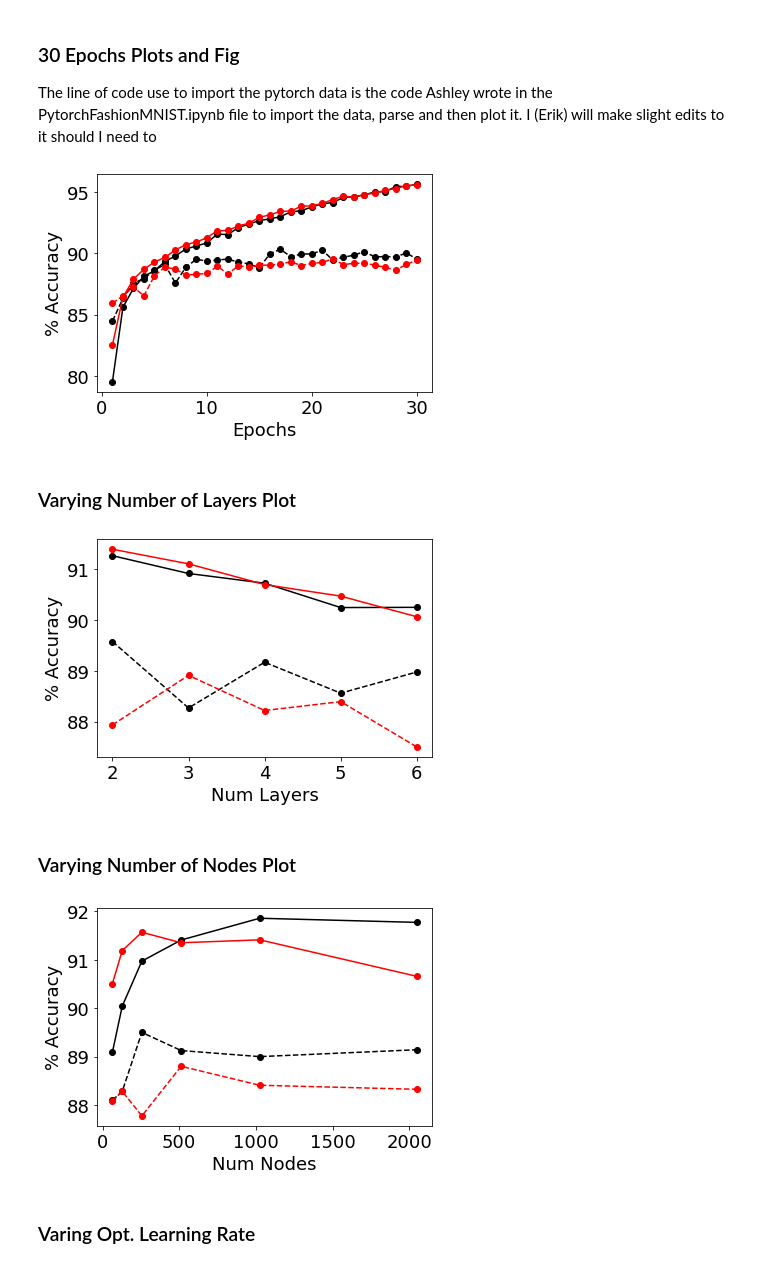
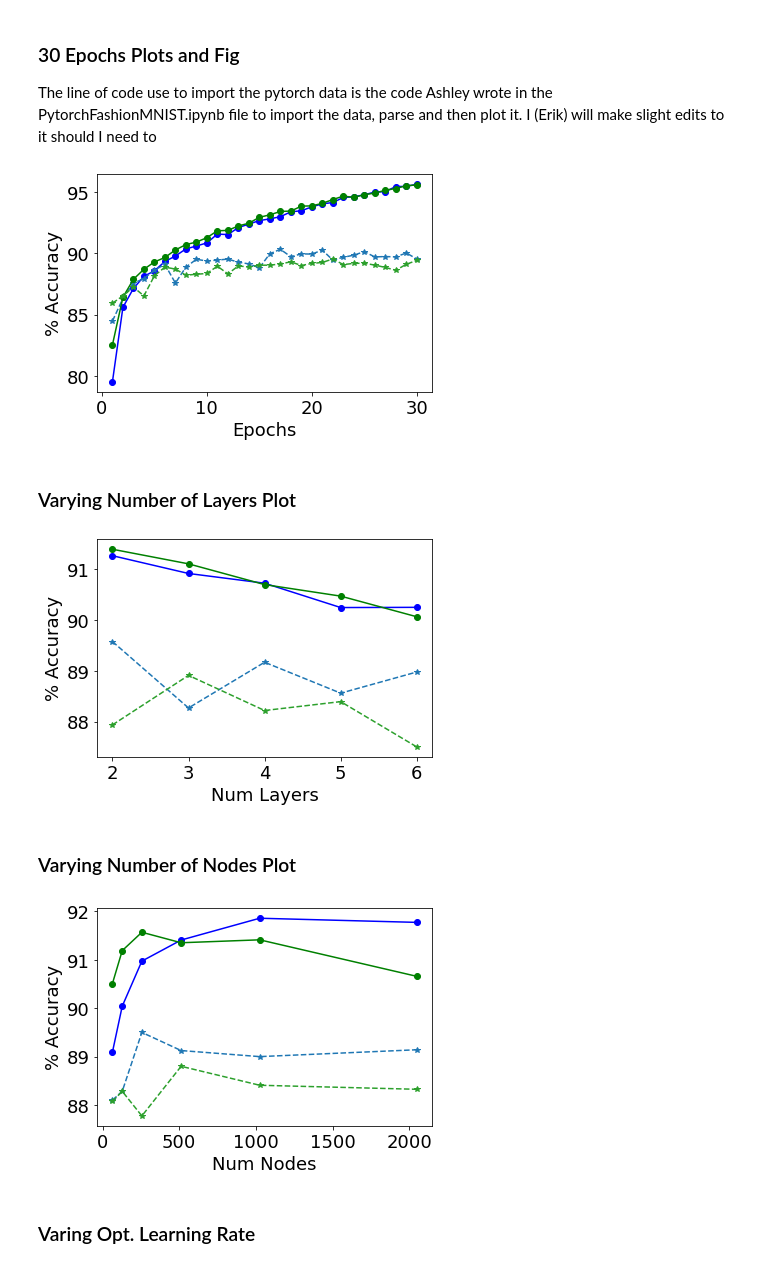
Before and after one commit to ashleyvsch/cs273A_project, a Jupyter notebook: Torch&TF_Data_plots.ipynb, the cells around one changed output. Cells and saved outputs as stored; diff of their text form; code cells hidden in the pictures.

```diff
--- a/Torch&TF_Data_plots.ipynb
+++ b/Torch&TF_Data_plots.ipynb
@@ -8,31 +8,37 @@ import matplotlib.pyplot as plt
 # %% [markdown]
 ### 30 Epochs Plots and Fig
 The line of code use to import the pytorch data is the code Ashley wrote in the PytorchFashionMNIST.ipynb file to import the data, parse and then plot it. I (Erik) will make slight edits to it should I need to
+# %%
+torch_train_color = 'b'
+torch_valid_color = 'tab:blue'
+tensor_train_color = 'g'
+tensor_valid_color = 'tab:green'
 # %%
 # first import th pytorch data
 # epoch data results so you don't have to run test again
 with open('exploration_data.txt') as f:
     lines = f.readlines()
     for i, line in enumerate(lines):
         lines[i] = line.strip('\n').strip()
 
 epochs = list(map(int, lines[1][7:].split(' ')))
 train_accuracies = list(map(float, lines[2][6:].split(' ')))
 valid_accuracies = list(map(float, lines[3][11:].split(' ')))
 lines = None
 # import the TF data now
 tf_epochs = np.loadtxt(fname='TF_datasets/Epochs_plt_data.txt')
 # Now plot the data
 plt.rcParams.update({'font.size': 18})
-plt.plot(epochs, train_accuracies, 'ko-', label = 'Pytorch Train')
-plt.plot(epochs, valid_accuracies, 'ko--', label = 'Pytorch Val.')
-plt.plot(epochs, tf_epochs[:,0]*100, 'ro-', label='TF Train')
-plt.plot(epochs, tf_epochs[:,1]*100, 'ro--', label='TF Val.')
+
+plt.plot(epochs, train_accuracies, 'o-', color = torch_train_color, label = 'Pytorch Train')
+plt.plot(epochs, valid_accuracies, '*--', color = torch_valid_color, label = 'Pytorch Val.')
+plt.plot(epochs, tf_epochs[:,0]*100, 'o-', color = tensor_train_color,  label='TF Train')
+plt.plot(epochs, tf_epochs[:,1]*100, '*--', color = tensor_valid_color, label='TF Val.')
 plt.xlabel('Epochs'); plt.ylabel('% Accuracy')
 # plt.legend();
 plt.show()
 # %% [output]
-[figure, old version]
+[figure, new version]
 # %% [markdown]
 ### Varying Number of Layers Plot
 # %%
@@ -50,15 +56,15 @@ lines = None
 tf_layers = np.loadtxt(fname='TF_datasets/Var_Layers_plt_data.txt')
 # Now plot the data
 plt.rcParams.update({'font.size': 18})
-plt.plot(num_layers, train_accuracies, 'ko-', label = 'Pytorch Train')
-plt.plot(num_layers, valid_accuracies, 'ko--', label = 'Pytorch Val.')
-plt.plot(num_layers, tf_layers[:,0]*100, 'ro-', label='TF Train')
-plt.plot(num_layers, tf_layers[:,1]*100, 'ro--', label='TF Val.')
+plt.plot(num_layers, train_accuracies, 'o-', color = torch_train_color, label = 'Pytorch Train')
+plt.plot(num_layers, valid_accuracies, '*--', color = torch_valid_color, label = 'Pytorch Val.')
+plt.plot(num_layers, tf_layers[:,0]*100, 'o-', color = tensor_train_color, label='TF Train')
+plt.plot(num_layers, tf_layers[:,1]*100, '*--', color = tensor_valid_color, label='TF Val.')
 plt.xlabel('Num Layers'); plt.ylabel('% Accuracy')
 # plt.legend();
 plt.show()
 # %% [output]
-[figure, old version]
+[figure, new version]
 # %% [markdown]
 ### Varying Number of Nodes Plot
 # %%
@@ -76,15 +82,15 @@ lines = None
 tf_nodes = np.loadtxt(fname='TF_datasets/Var_Nodes_plt_data.txt')
 # Now plot the data
 plt.rcParams.update({'font.size': 18})
-plt.plot(num_nodes, train_accuracies, 'ko-', label = 'Pytorch Train')
-plt.plot(num_nodes, valid_accuracies, 'ko--', label = 'Pytorch Val.')
-plt.plot(num_nodes, tf_nodes[:,0]*100, 'ro-', label='TF Train')
-plt.plot(num_nodes, tf_nodes[:,1]*100, 'ro--', label='TF Val.')
+plt.plot(num_nodes, train_accuracies, 'o-', color = torch_train_color, label = 'Pytorch Train')
+plt.plot(num_nodes, valid_accuracies, '*--', color = torch_valid_color, label = 'Pytorch Val.')
+plt.plot(num_nodes, tf_nodes[:,0]*100, 'o-', color = tensor_train_color, label='TF Train')
+plt.plot(num_nodes, tf_nodes[:,1]*100, '*--', color = tensor_valid_color, label='TF Val.')
 plt.xlabel('Num Nodes'); plt.ylabel('% Accuracy')
 # plt.legend();
 plt.show()
 # %% [output]
-[figure, old version]
+[figure, new version]
 # %% [markdown]
 ### Varing Opt. Learning Rate
 # %%
```
Also changed, not shown: parts of 2 cells of this notebook, 1 other file.
